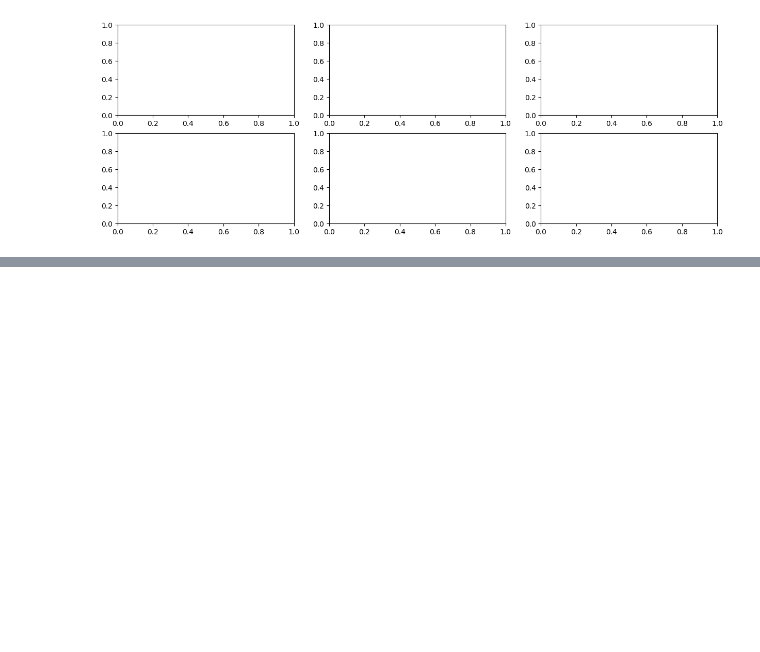
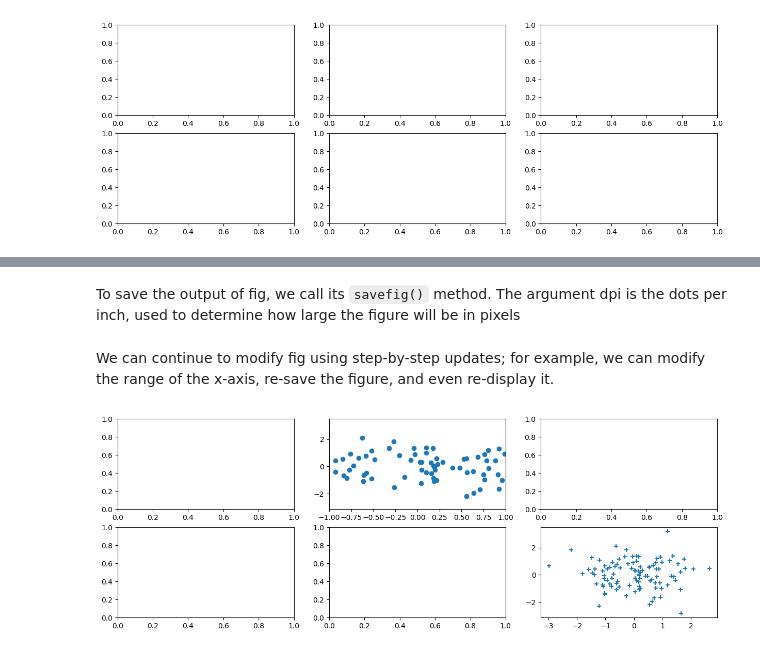
Before and after one commit to jujopo/ISLP, a Jupyter notebook: ISLP_session1.ipynb, the cells around one changed output, grey strips where cells are left out. Cells and saved outputs as stored; diff of their text form; code cells hidden in the pictures; blank space fills up the shorter version.

```diff
--- a/ISLP_session1.ipynb
+++ b/ISLP_session1.ipynb
@@ -360,3 +360,15 @@ fig
+# %% [markdown]
+To save the output of fig, we call its `savefig()` method. The argument dpi is the dots per inch, used to determine how large the figure will be in pixels
 # %%
 fig.savefig("Figure.png", dpi=400)
 fig.savefig("Figure.pdf", dpi=200);
+# %% [markdown]
+We can continue to modify fig using step-by-step updates; for example,
+we can modify the range of the x-axis, re-save the figure, and even re-display
+it.
+# %%
+axes[0,1].set_xlim([-1,1])
+fig.savefig("Figure_updated.jpg", dpi = 400)
+fig
+# %% [output]
+[figure, added]
```
Also changed, not shown: parts of 111 cells of this notebook.
